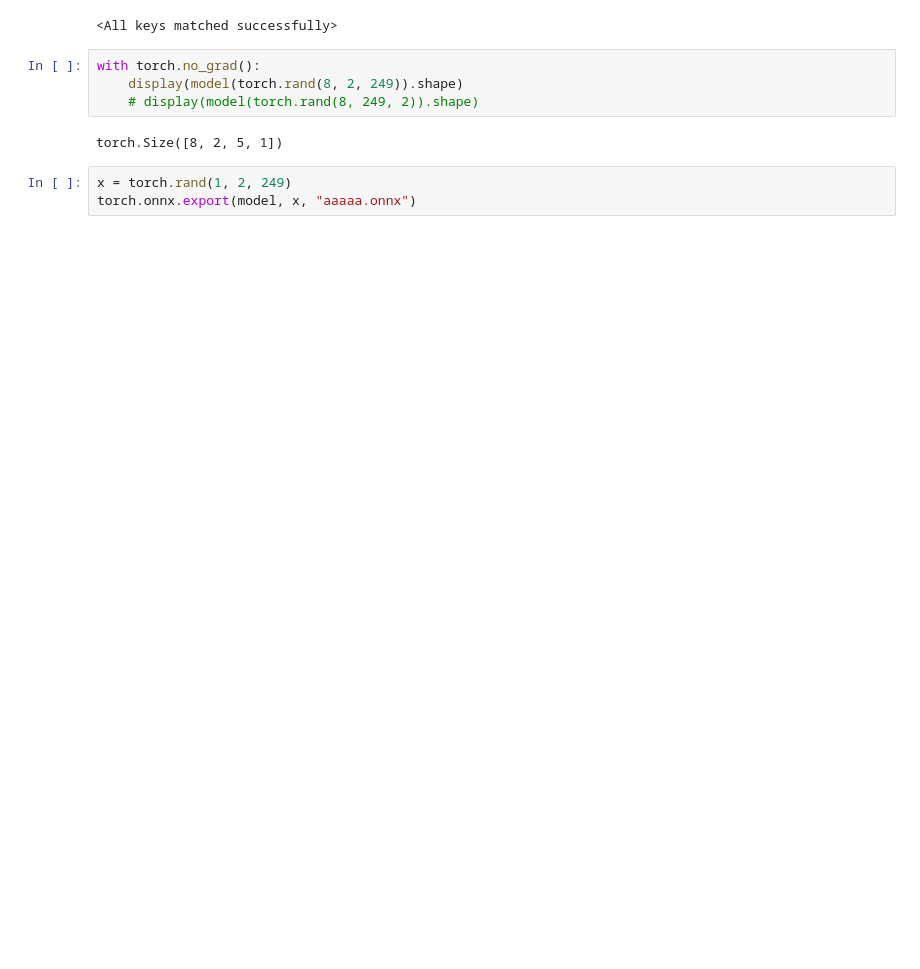
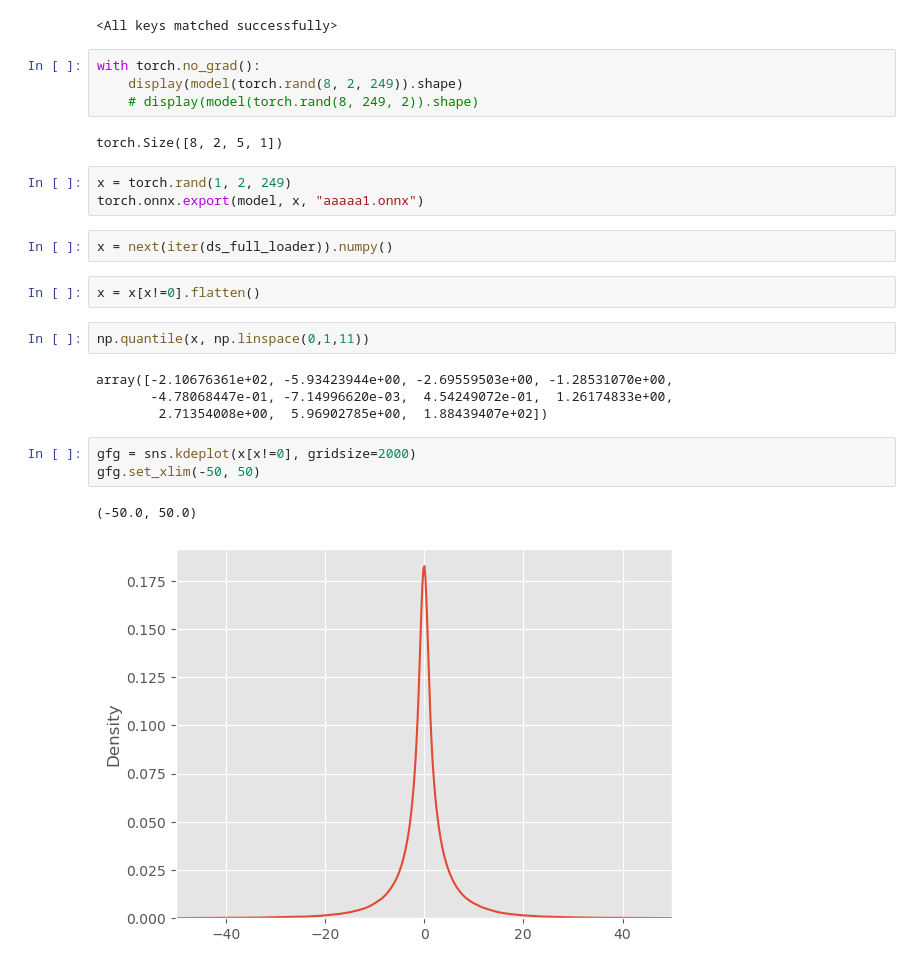
Before and after one commit to AbstractQbit/Neuropolator, a Jupyter notebook: notebooks/03.ipynb, the cells around one changed output. Saved outputs shown, nothing was run; the diff lists cells and outputs as text; blank space fills up the shorter version.

```diff
--- a/notebooks/03.ipynb
+++ b/notebooks/03.ipynb
@@ -291,4 +325,20 @@ with torch.no_grad():
 torch.Size([8, 2, 5, 1])
 # %%
 x = torch.rand(1, 2, 249)
-torch.onnx.export(model, x, "aaaaa.onnx")
+torch.onnx.export(model, x, "aaaaa1.onnx")
+# %%
+x = next(iter(ds_full_loader)).numpy()
+# %%
+x = x[x!=0].flatten()
+# %%
+np.quantile(x, np.linspace(0,1,11))
+# %% [output]
+array([-2.10676361e+02, -5.93423944e+00, -2.69559503e+00, -1.28531070e+00,
+       -4.78068447e-01, -7.14996620e-03,  4.54249072e-01,  1.26174833e+00,
+        2.71354008e+00,  5.96902785e+00,  1.88439407e+02])
+# %%
+gfg = sns.kdeplot(x[x!=0], gridsize=2000)
+gfg.set_xlim(-50, 50)
+# %% [output]
+(-50.0, 50.0)
+[figure, added]
```
Also changed, not shown: parts of 9 cells of this notebook, 5 other files.
